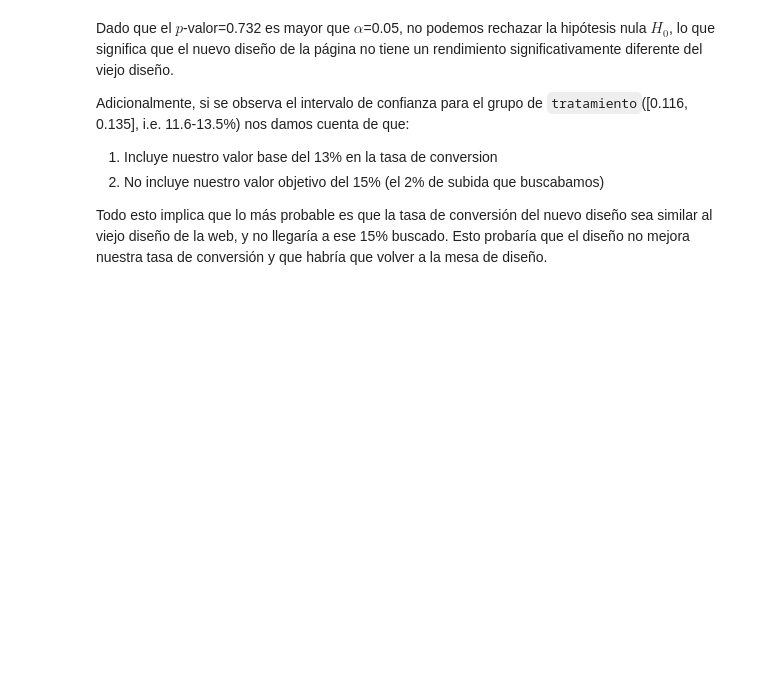
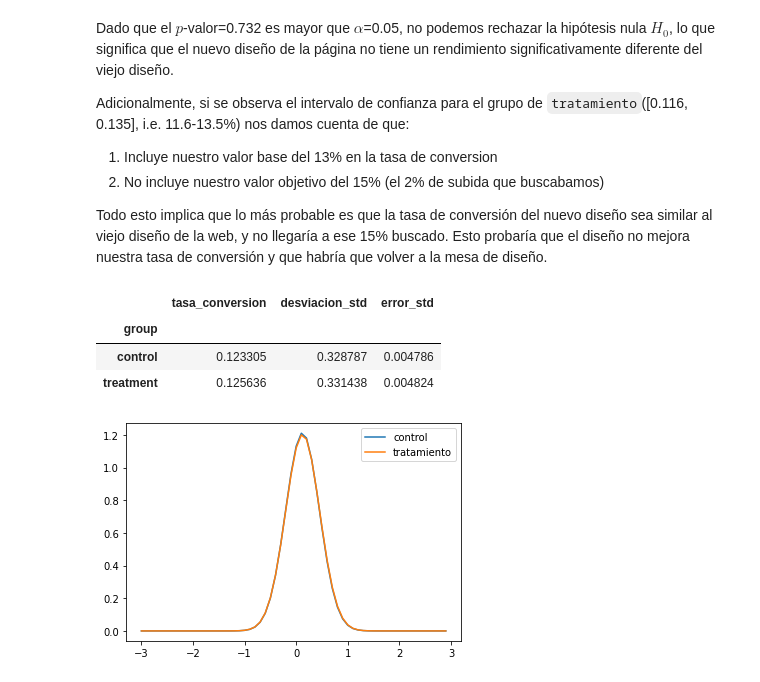
Before and after one commit to Ironhack-Data-Madrid-Abril-2021/Material_Clase, a Jupyter notebook: semana_5/2.2 - AB Testing.ipynb, the cells around one changed output. Drawn from its saved outputs; the diff is of its cells as text; code cells hidden in the pictures; blank space fills up the shorter version.

```diff
--- a/semana_5/2.2 - AB Testing.ipynb
+++ b/semana_5/2.2 - AB Testing.ipynb
@@ -89,3 +215,13 @@ Ya tenemos las muestras que necesitamos para realizar el estudio.
 ### 3. Visualizar los resultados
 
 Realizamos algunos cálculos descriptivos:
+# %%
+tasas_conversion=ab_test.groupby('group')['converted']
+
+std=lambda x: np.std(x, ddof=0)            # desviacion estandar
+error_std=lambda x: stats.sem(x, ddof=0)   # error estandar
+
+tasas_conversion=tasas_conversion.agg([np.mean, std, error_std])
+tasas_conversion.columns=['tasa_conversion', 'desviacion_std', 'error_std']
+
+tasas_conversion.style.format('{:.3f}')
@@ -111,3 +303,10 @@ Adicionalmente, si se observa el intervalo de confianza para el grupo de  `trata
 2. No incluye nuestro valor objetivo del 15% (el 2% de subida que buscabamos)
 
 Todo esto implica que lo más probable es que la tasa de conversión del nuevo diseño sea similar al viejo diseño de la web, y no llegaría a ese 15% buscado. Esto probaría que el diseño no mejora nuestra tasa de conversión y que habría que volver a la mesa de diseño.
+# %%
+tasas_conversion
+# %% [output]
+|  | tasa_conversion | desviacion_std | error_std |
+| group |  |  |  |
+| control | 0.123305 | 0.328787 | 0.004786 |
+| treatment | 0.125636 | 0.331438 | 0.004824 |
@@ -113,0 +315,12 @@ Todo esto implica que lo más probable es que la tasa de conversión del nuevo d
+# %%
+x=[i*.1 for i in range(-30, 30)]
+
+control=[norm.pdf(x, tasas_conversion.iloc[0][0], tasas_conversion.iloc[0][1]) for x in x]
+
+tratamiento=[norm.pdf(x, tasas_conversion.iloc[1][0], tasas_conversion.iloc[1][1]) for x in x]
+
+plt.plot(x, control)
+plt.plot(x, tratamiento)
+plt.legend(['control', 'tratamiento']);
+# %% [output]
+[figure, added]
```
Also changed, not shown: parts of 27 cells of this notebook.
